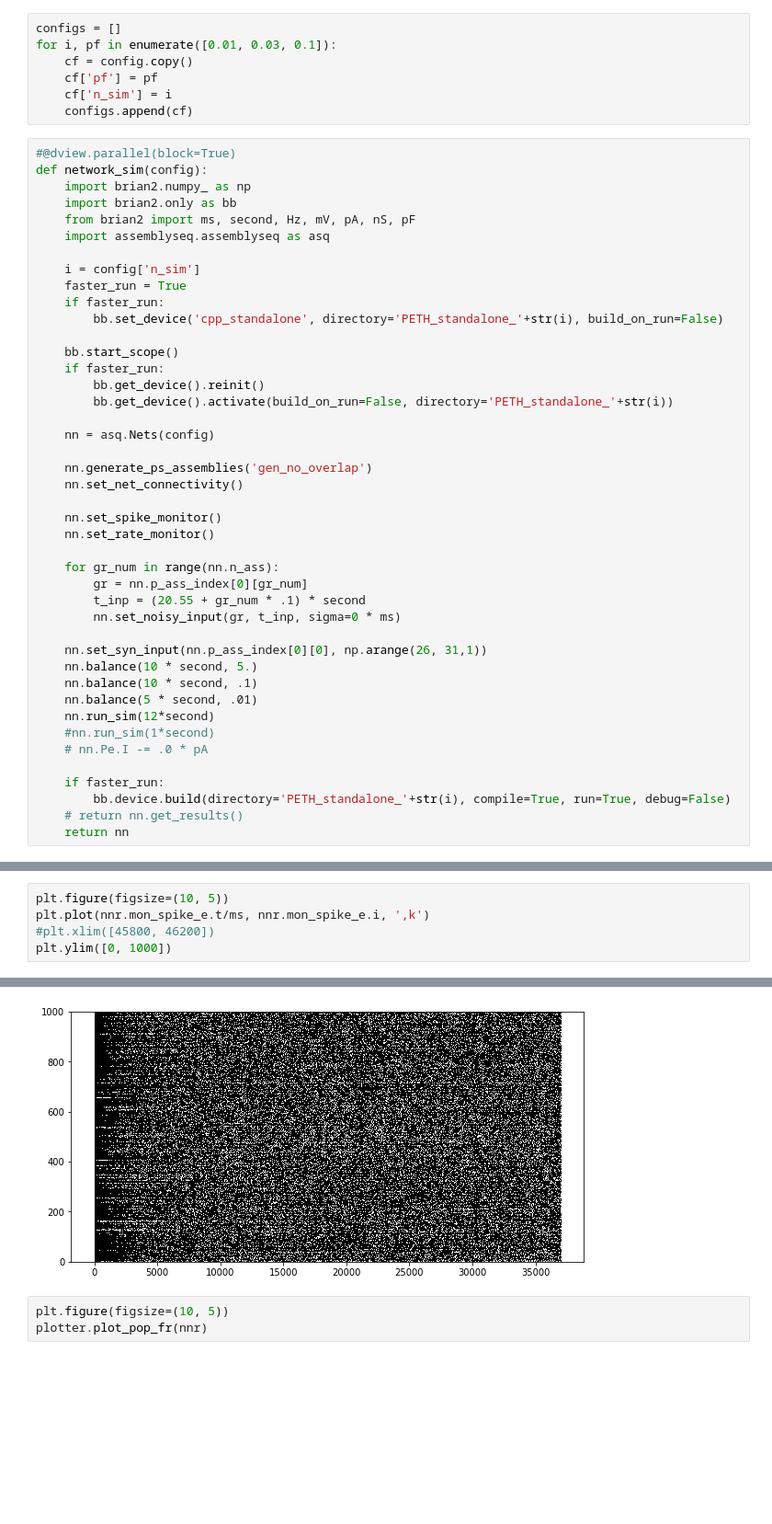
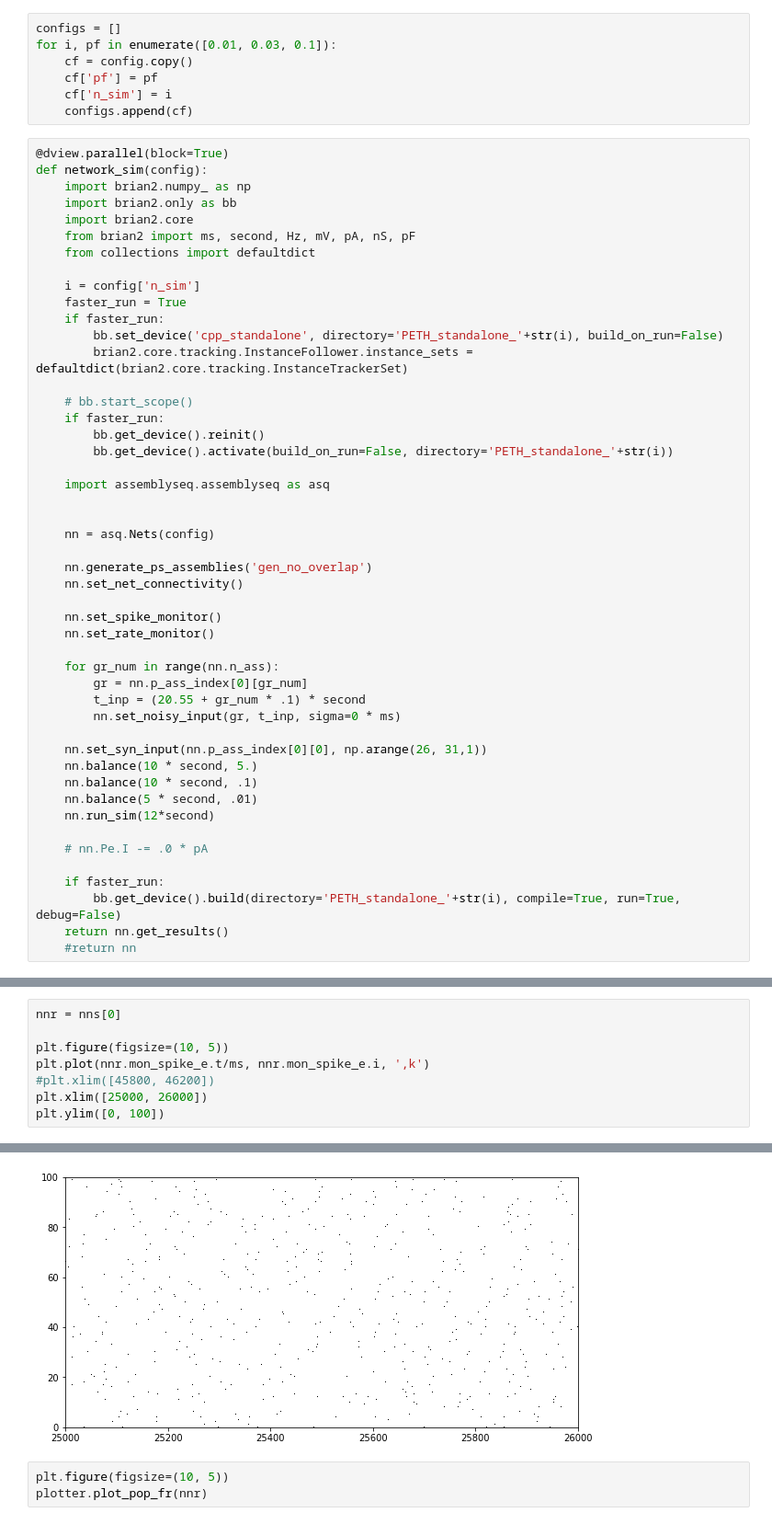
Before and after one commit to NeuroNetMem/assembly_sequences, a Jupyter notebook: notebooks/network_parallel1.ipynb, the cells around one changed output, grey strips where cells are left out. Shown at 92% size. Drawn from its saved outputs; the diff is of its cells as text; blank space fills up the shorter version.

Commit message:
Simulations may now be run in parallel with ipyparallel

```diff
--- a/notebooks/network_parallel1.ipynb
+++ b/notebooks/network_parallel1.ipynb
@@ -30,22 +32,27 @@ for i, pf in enumerate([0.01, 0.03, 0.1]):
     cf['n_sim'] = i
     configs.append(cf)
 # %%
-#@dview.parallel(block=True)
+@dview.parallel(block=True)
 def network_sim(config):
     import brian2.numpy_ as np
     import brian2.only as bb
+    import brian2.core
     from brian2 import ms, second, Hz, mV, pA, nS, pF
-    import assemblyseq.assemblyseq as asq
+    from collections import defaultdict
 
     i = config['n_sim']
     faster_run = True
     if faster_run:
         bb.set_device('cpp_standalone', directory='PETH_standalone_'+str(i), build_on_run=False)
+        brian2.core.tracking.InstanceFollower.instance_sets = defaultdict(brian2.core.tracking.InstanceTrackerSet)
 
-    bb.start_scope()
+    # bb.start_scope()
     if faster_run:
         bb.get_device().reinit()
         bb.get_device().activate(build_on_run=False, directory='PETH_standalone_'+str(i))
+
+    import assemblyseq.assemblyseq as asq
+
 
     nn = asq.Nets(config)
 
@@ -65,12 +72,12 @@ def network_sim(config):
     nn.balance(10 * second, .1)
     nn.balance(5 * second, .01)
     nn.run_sim(12*second)
-    #nn.run_sim(1*second)
+
     # nn.Pe.I -= .0 * pA
 
     if faster_run:
-        bb.device.build(directory='PETH_standalone_'+str(i), compile=True, run=True, debug=False)
-    # return nn.get_results()
-    return nn
+        bb.get_device().build(directory='PETH_standalone_'+str(i), compile=True, run=True, debug=False)
+    return nn.get_results()
+    #return nn
 # %%
 nns = network_sim.map(configs)
@@ -91,6 +88,9 @@ nnr = nn.get_results()
 # %%
+nnr = nns[0]
+
 plt.figure(figsize=(10, 5))
 plt.plot(nnr.mon_spike_e.t/ms, nnr.mon_spike_e.i, ',k')
 #plt.xlim([45800, 46200])
-plt.ylim([0, 1000])
+plt.xlim([25000, 26000])
+plt.ylim([0, 100])
 # %% [output]
@@ -98,4 +98,4 @@ plt.ylim([0, 1000])
-[figure, old version]
+[figure, new version]
 # %%
 plt.figure(figsize=(10, 5))
 plotter.plot_pop_fr(nnr)
```
Also changed, not shown: parts of 29 cells of this notebook, 5 other files.
